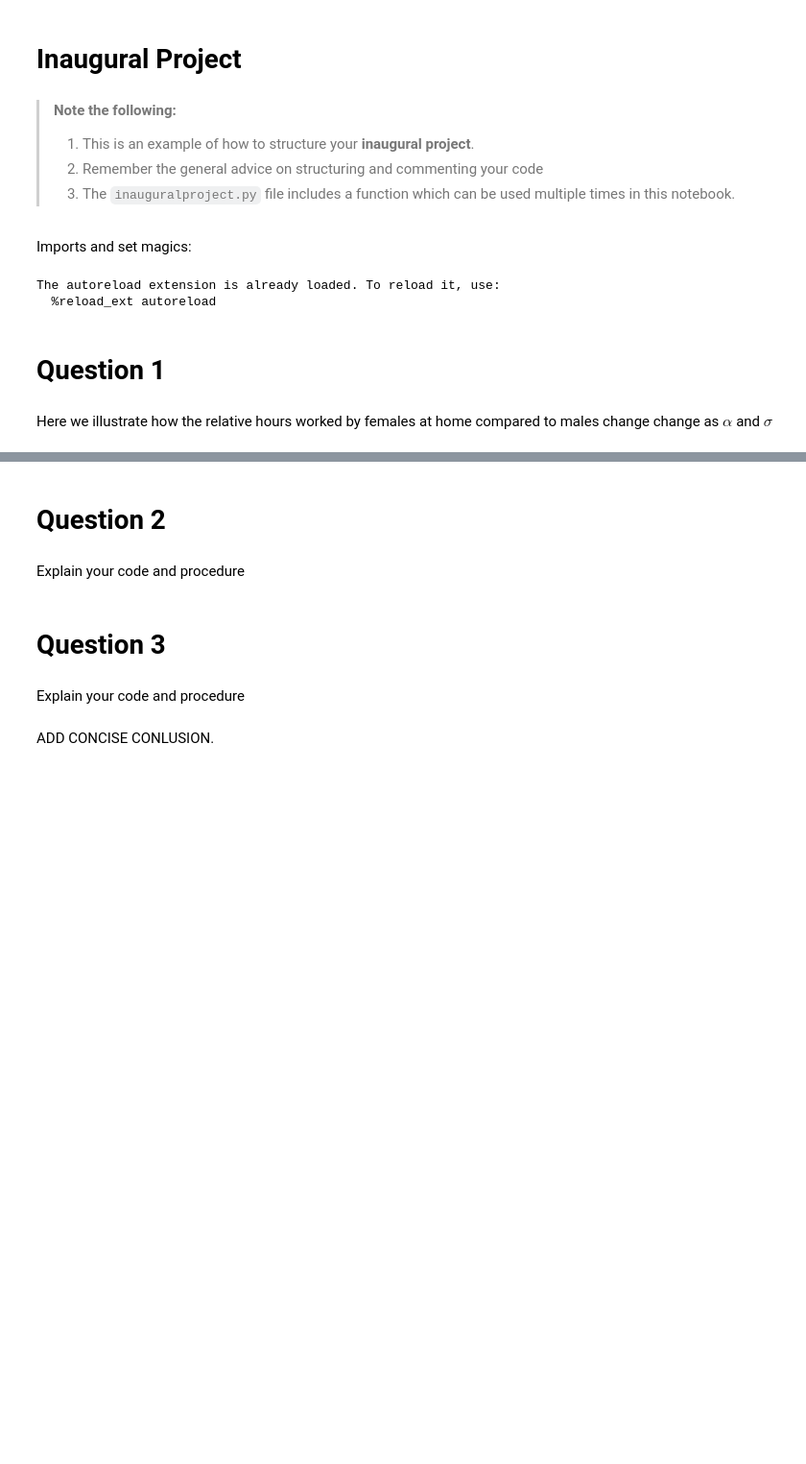
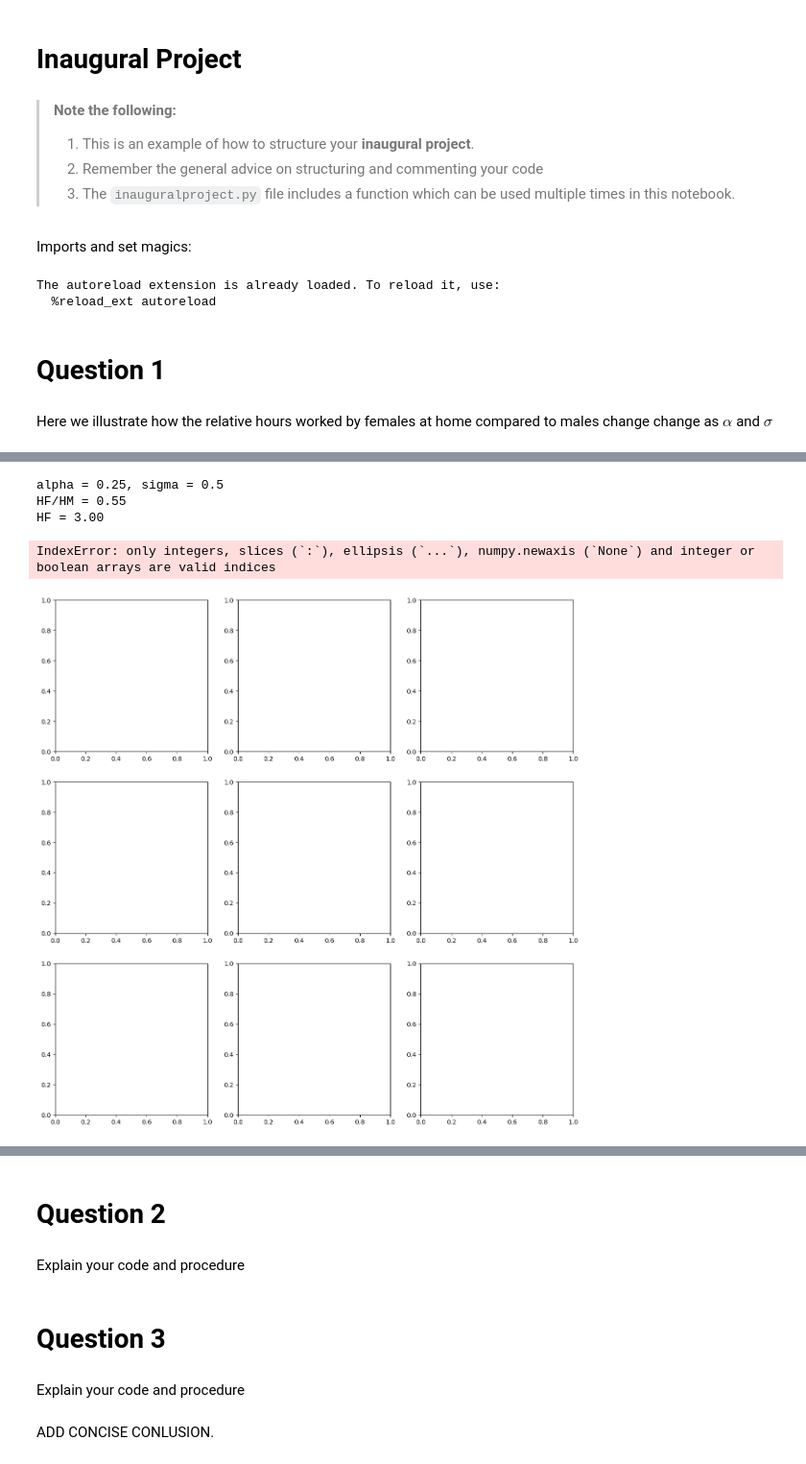
Before and after one commit to NumEconCopenhagen/projects-2023-agnete_louise_mathilde, a Jupyter notebook: inauguralproject/inauguralproject.ipynb, the cells around one changed output, grey strips where cells are left out. Shown at 96% size. Cells and saved outputs as stored; diff of their text form; code cells hidden in the pictures; blank space fills up the shorter version.

```diff
--- a/inauguralproject/inauguralproject.ipynb
+++ b/inauguralproject/inauguralproject.ipynb
@@ -36,0 +31,79 @@ AttributeError: 'HouseholdSpecializationModelClass' object has no attribute 'plo
+# %%
+# Define the necessary parameters
+alpha_list = [0.25, 0.50, 0.75]
+sigma_list = [0.5, 1.0, 1.5]
+
+# foreach combination of alpha and sigma, print the ratio of optimal HF/HM
+for alpha in alpha_list:
+    for sigma in sigma_list:
+        # set new values for alpha and sigma
+        model = Household.HouseholdSpecializationModelClass()
+        model.par.alpha = alpha
+        model.par.sigma = sigma
+
+        # solve the model
+        opt = model.solve_discrete()
+
+        # print results
+        print(f"alpha = {alpha}, sigma = {sigma}")
+        print(f"HF/HM = {opt.HF/opt.HM:.2f}")
+        print(f"HF = {opt.HF:.2f}")
+
+        # Get the ratio of optimal HF/HM
+        ratio = opt.HF/opt.HM
+
+        # Create a scatter plot
+        # Define the figure and axes
+        fig, axs = plt.subplots(3, 3, figsize=(15,15))
+        axs[alpha, sigma].scatter(ratio)
+        axs[alpha, sigma].set_xlabel('alpha')
+        axs[alpha, sigma].set_ylabel('HF/HM')
+        axs[alpha, sigma].set_title(f'sigma = {sigma}')
+
+        # Add a common y-axis label
+        fig.text(0.04, 0.5, 'HF/HM', va='center', rotation='vertical')
+        # Adjust the spacing between subplots
+        plt.subplots_adjust(hspace=0.4)
+
+        # Show the plot
+        plt.show()
+
+
+# create instance of the model
+model = HSMC()
+
+# define values of alpha and sigma to loop through
+alpha_values = [0.25, 0.5, 0.75]
+sigma_values = [0.5, 1.0, 1.5]
+
+# initialize dictionary to store results
+resultsHF = {}
+resultsHM = {}
+
+# loop through all combinations of alpha and sigma
+for alpha in alpha_values:
+    for sigma in sigma_values:
+        # set values of alpha and sigma in the model
+        model.par.alpha = alpha
+        model.par.sigma = sigma
+
+        # solve the model and store the result
+        opt = model.solve_discrete()
+        resultsHF[(alpha, sigma)] = opt.HF
+        resultsHM[(alpha, sigma)] = opt.HM
+
+# plot the results
+fig, ax = plt.subplots()
+for alpha in alpha_values:
+    y = [resultsHF[(alpha, sigma)]/resultsHM[(alpha,sigma)] for sigma in sigma_values]
+    ax.plot(sigma_values, y, label=f"alpha={alpha}")
+ax.set_xlabel("sigma")
+ax.set_ylabel("HF/HM")
+ax.legend()
+plt.show()
+# %% [output]
+alpha = 0.25, sigma = 0.5
+HF/HM = 0.55
+HF = 3.00
+IndexError: only integers, slices (`:`), ellipsis (`...`), numpy.newaxis (`None`) and integer or boolean arrays are valid indices
+[figure, added]
```
Also changed, not shown: parts of 3 cells of this notebook, 1 other file.
